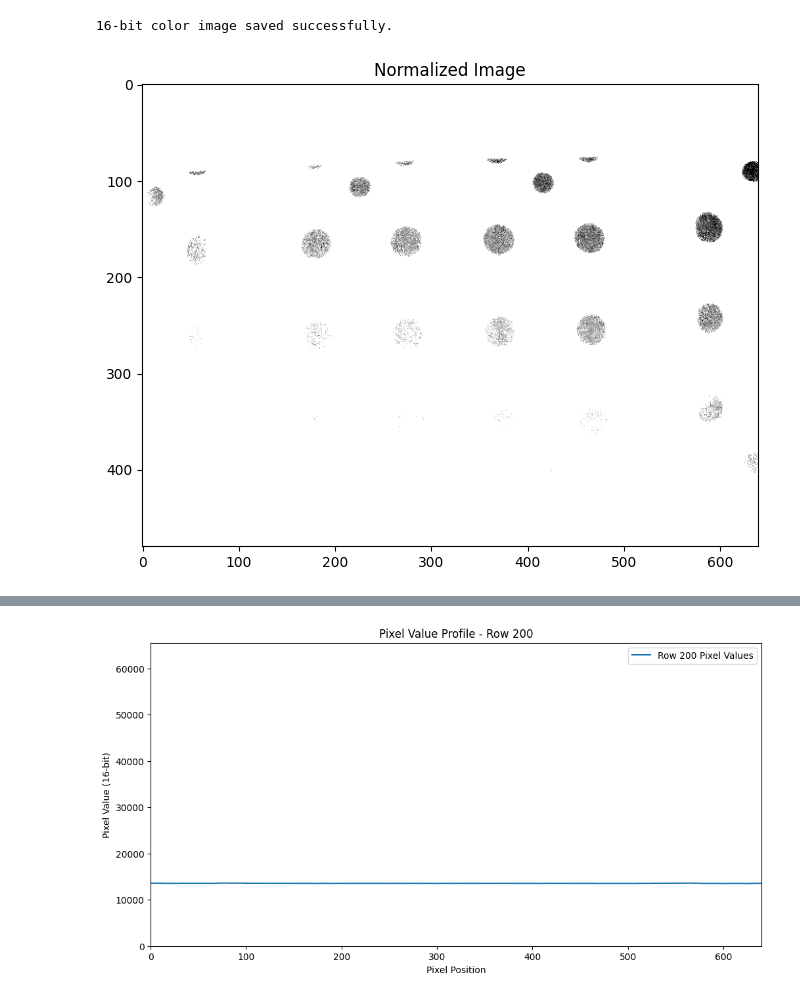
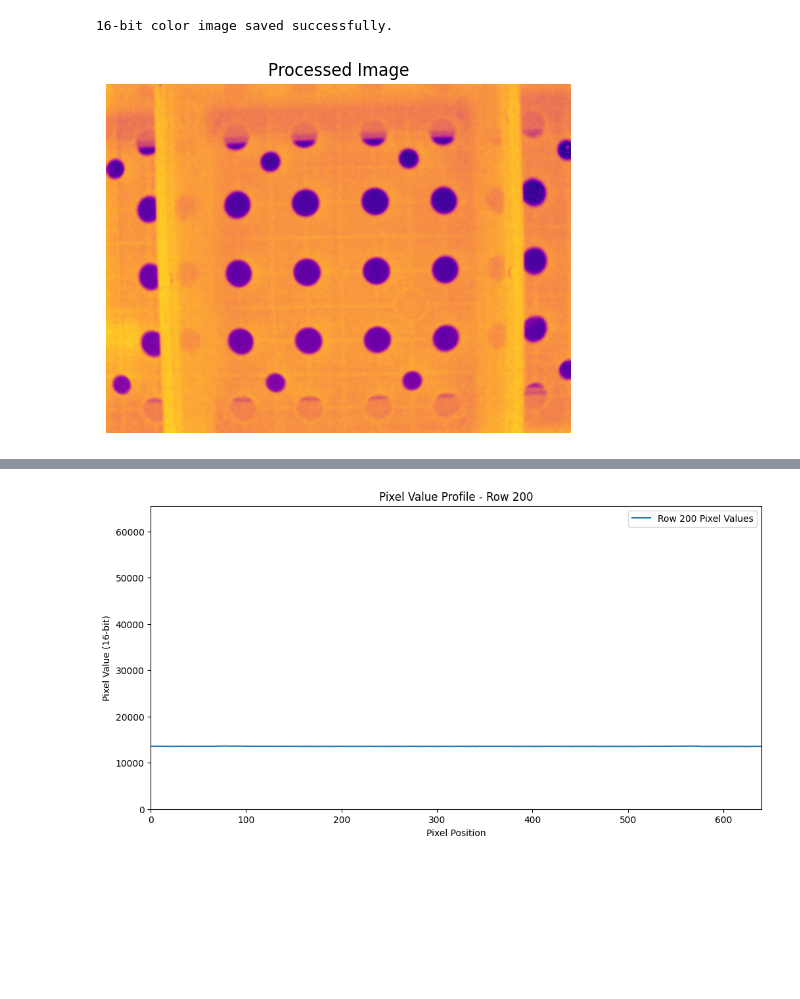
Before and after one commit to spsaswat/APPF_FLIR, a Jupyter notebook: SensorCommunication/gantry_communication_code.ipynb, the cells around one changed output, grey strips where cells are left out. Drawn from its saved outputs; the diff is of its cells as text; code cells hidden in the pictures; blank space fills up the shorter version.

```diff
--- a/SensorCommunication/gantry_communication_code.ipynb
+++ b/SensorCommunication/gantry_communication_code.ipynb
@@ -213,78 +213,52 @@ print("16-bit color image saved successfully.")
 # %%
 import cv2
 import numpy as np
 import matplotlib.pyplot as plt
+from collections import Counter
 
-def enhance_contrast_refined(image_path, gamma=2.0, clip_limit=20.0, tile_grid_size=(8, 8), blur_strength=9):
-    # Read the image using cv2
+def minmax_normalize(image):
+    # Flatten the image and count pixel frequencies
+    flat_image = image.flatten()
+    pixel_counts = Counter(flat_image)
+
+    # Find the pixel value with the least frequency
+    min_pixel_value = min(pixel_counts, key=pixel_counts.get)
+
+    # Normalize based on min_pixel_value and max
+    norm_image = (image - min_pixel_value) / (np.max(image) - min_pixel_value)
+
+    # Clip to range [0, 1]
+    norm_image = np.clip(norm_image, 0, 1)
+
+    return norm_image
+
+def process_image(image_path):
+    # Load the image in 16-bit
     image = cv2.imread(image_path, cv2.IMREAD_UNCHANGED)
 
-    # Check if the image was loaded correctly
-    if image is None:
-        raise ValueError("Image not loaded properly.")
+    # Min-max normalization
+    normalized_image = minmax_normalize(image)
 
-    # Step 1: Normalize the image to use the full range of the mono16 format
-    normalized_image = cv2.normalize(image, None, alpha=0, beta=65535, norm_type=cv2.NORM_MINMAX)
-    plt.figure(figsize=(12, 6))
+    # Apply Gaussian blur
+    blurred_image = cv2.GaussianBlur(normalized_image, (5, 5), 0)
 
-    plt.plot()
-    plt.imshow(normalized_image, cmap='gray', vmin=5000, vmax=15000)
-    plt.title('Normalized Image')
-    plt.show()
+    return blurred_image
 
-    # Step 2: Apply CLAHE (Contrast Limited Adaptive Histogram Equalization)
-    clahe = cv2.createCLAHE(clipLimit=clip_limit, tileGridSize=tile_grid_size)
-    normalized_image_16bit = normalized_image.astype(np.uint16)
-    enhanced_image = clahe.apply((normalized_image_16bit // 256).astype(np.uint8)) * 256
-
-    # Step 3: Apply Gamma Correction
-    gamma_corrected = np.power(enhanced_image / float(np.max(enhanced_image)), gamma) * 65535
-    gamma_corrected = gamma_corrected.astype(np.uint16)
-
-    plt.plot()
-    plt.imshow(gamma_corrected, cmap='gray', vmin=5000, vmax=15000)
-    plt.title('Gamma Corrected Image')
-    plt.show()
-
-    # Step 4: Apply Bilateral Filter for noise reduction while preserving edges
-    gamma_corrected_8bit = (gamma_corrected // 256).astype(np.uint8)
-    filtered_8bit = cv2.bilateralFilter(gamma_corrected_8bit, d=blur_strength, sigmaColor=75, sigmaSpace=75)
-
-    # Convert back to 16-bit
-    filtered_16bit = filtered_8bit.astype(np.uint16) * 256
-
-    # Step 5: Edge Enhancement using Unsharp Mask
-    blurred = cv2.GaussianBlur(filtered_16bit, (0, 0), 3)
-    sharpened = cv2.addWeighted(filtered_16bit, 1.5, blurred, -0.5, 0)
-
-    # Step 6: Final normalization to ensure full dynamic range is used
-    final_image = cv2.normalize(sharpened, None, alpha=0, beta=65535, norm_type=cv2.NORM_MINMAX)
-
-    return final_image
-
-def plot_images(original_image, enhanced_image):
-    plt.figure(figsize=(12, 6))
-
-    plt.subplot(1, 2, 1)
-    plt.imshow(original_image, cmap='gray', vmin=0, vmax=65535)
-    plt.title('Original Image')
-
-    plt.subplot(1, 2, 2)
-    plt.imshow(enhanced_image, cmap='gray', vmin=0, vmax=65535)
-    plt.title('Enhanced Image')
-
-    plt.show()
+def plot_image(image, title):
+    plt.imshow(image, cmap='plasma', vmin=0, vmax=1)
+    # plt.imshow(image, cmap="gray", vmin=0, vmax=1)
+    plt.title(title)
+    plt.axis('off')
 
 # Path to the image
 image_path = "../SensorCommunication/Acquisition/calib_data_2/calib_data_2/20240822-125442/Acquisition-1054.tiff"
 
-# Apply the refined enhancement algorithm
-enhanced_image = enhance_contrast_refined(image_path, gamma=2.0, clip_limit=20.0, tile_grid_size=(8, 8), blur_strength=9)
+# Process the image
+processed_image = process_image(image_path)
 
-# Load the original image for comparison
-original_image = cv2.imread(image_path, cv2.IMREAD_UNCHANGED)
-
-# Display the original and enhanced images
-plot_images(original_image, enhanced_image)
+# Plot the processed image
+plt.figure(figsize=(6, 6))
+plot_image(processed_image, 'Processed Image')
+plt.show()
 # %% [output]
-[figure, old version]
+[figure, new version]
```
Also changed, not shown: parts of 1 cell of this notebook.
